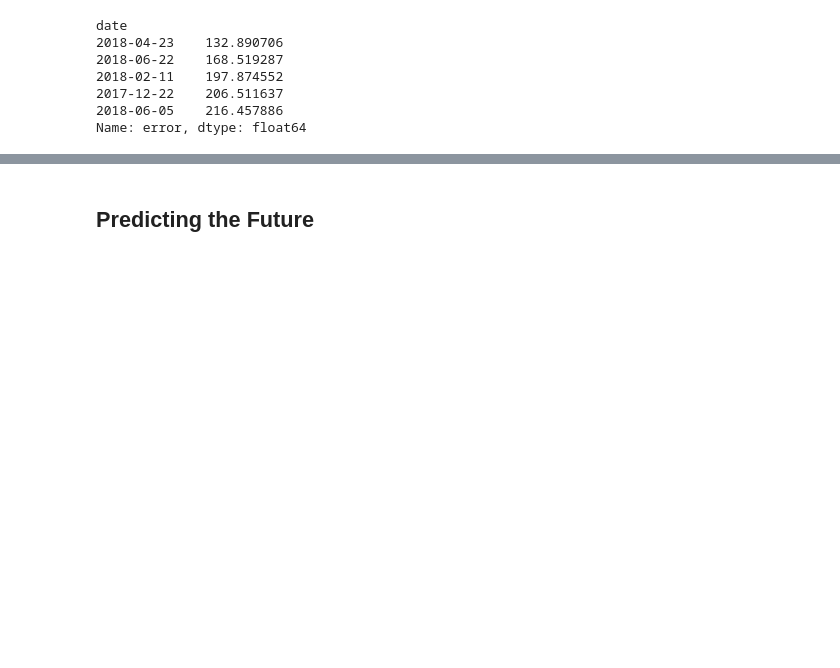
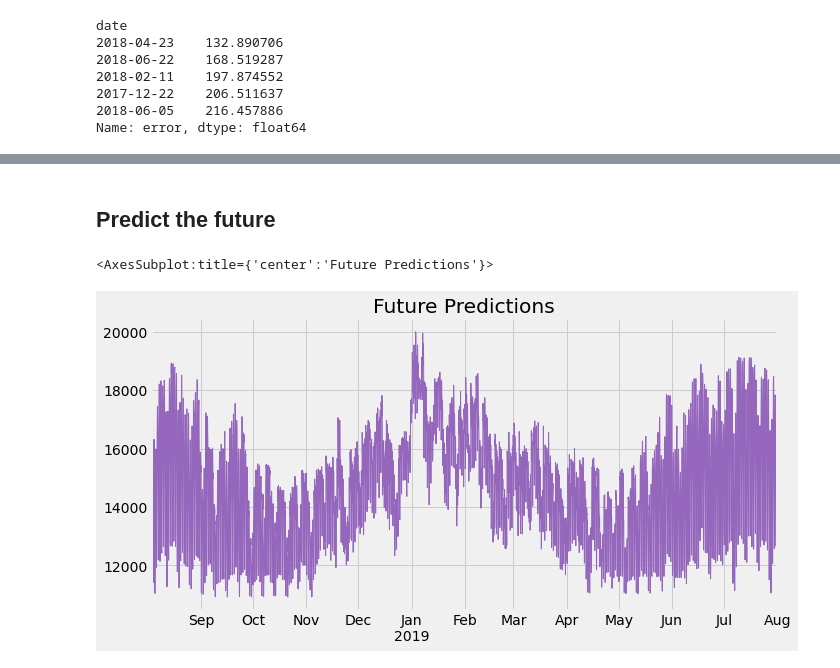
Before and after one commit to jsedlock/Time-Series-Forecasting-with-Machine-Learning, a Jupyter notebook: Script.ipynb, the cells around one changed output, grey strips where cells are left out. Cells and saved outputs as stored; diff of their text form; code cells hidden in the pictures; blank space fills up the shorter version.

Commit message:
future predictions

```diff
--- a/Script.ipynb
+++ b/Script.ipynb
@@ -289,0 +295,20 @@ Name: error, dtype: float64
+# %%
+# Retrain on all data
+df = create_features(df)
+
+FEATURES = ['dayofyear', 'hour', 'dayofweek', 'quarter', 'month', 'year',
+            'lag1','lag2','lag3']
+TARGET = 'AEP_MW'
+
+X_all = df[FEATURES]
+y_all = df[TARGET]
+
+reg = xgb.XGBRegressor(base_score=0.5,
+                       booster='gbtree',
+                       n_estimators=500,    # around 500 iters is when the model began to overfit
+                       objective='reg:linear',
+                       max_depth=3,
+                       learning_rate=0.01)
+reg.fit(X_all, y_all,
+        eval_set=[(X_all, y_all)],
+        verbose=100)
@@ -289,0 +333,11 @@ Name: error, dtype: float64
+# %%
+# Create future dataframe
+future =pd.date_range('2018-08-03', '2019-08-01', freq='1h')
+future_df = pd.DataFrame(index = future)
+future_df['isFuture'] = True
+df['isFuture'] = False
+df_and_future = pd.concat([df, future_df])
+df_and_future = create_features(df_and_future)
+df_and_future = add_lags(df_and_future)
+# %%
+future_w_features = df_and_future.query('isFuture').copy()
@@ -290,2 +360,13 @@ Name: error, dtype: float64
 # %% [markdown]
-## Predicting the Future
+## Predict the future
+# %%
+future_w_features['pred'] = reg.predict(future_w_features[FEATURES])
+# %%
+future_w_features['pred'].plot(figsize = (10, 5),
+                                color = color_pal[4],
+                                ms = 1,
+                                lw = 1,
+                                title = 'Future Predictions')
+# %% [output]
+<AxesSubplot:title={'center':'Future Predictions'}>
+[figure, added]
```
Also changed, not shown: parts of 4 cells of this notebook.
